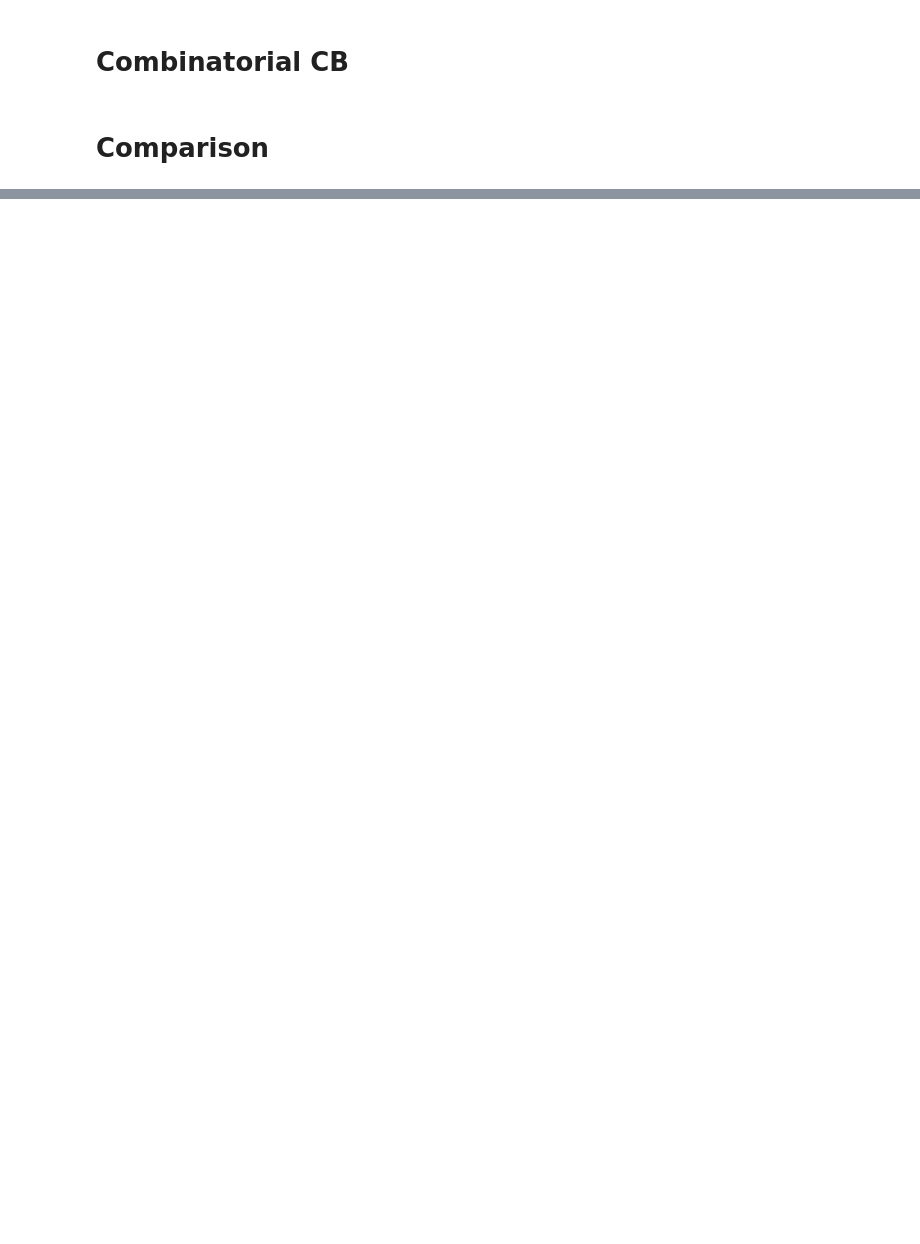
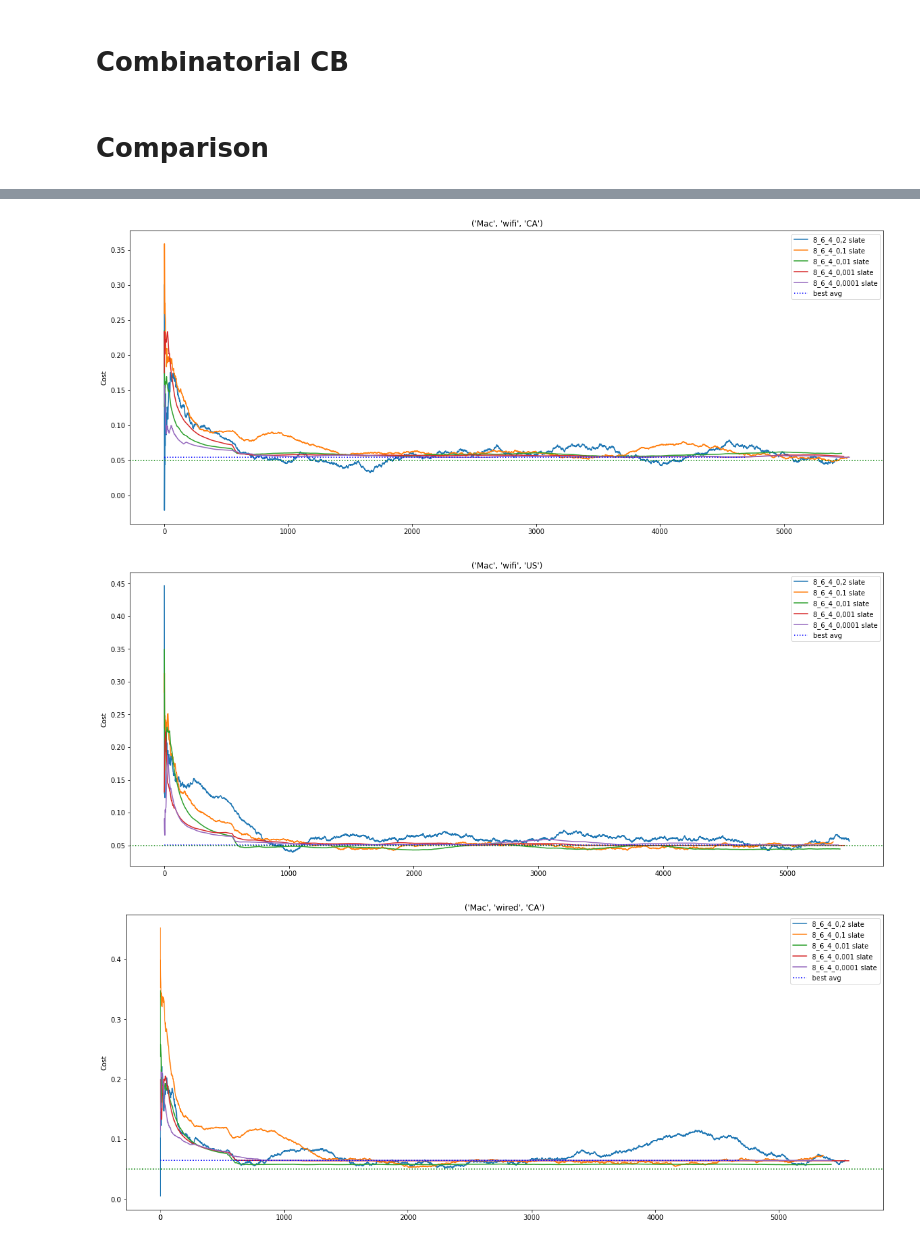
Before and after one commit to VowpalWabbit/slates-experiments, a Jupyter notebook: slates_sim.ipynb, the cells around one changed output, grey strips where cells are left out. Drawn from its saved outputs; the diff is of its cells as text; code cells hidden in the pictures; blank space fills up the shorter version.

```diff
--- a/slates_sim.ipynb
+++ b/slates_sim.ipynb
@@ -325,3 +361,34 @@ for context in contexts:
         plt.xticks(np.arange(len(actions)), actions)
         plt.title("{} - Z".format(context))
         plt.show()
+# %%
+contexts = sorted(list(test_configs[next(iter(test_configs))]["outcomes"].keys()))
+
+prop_cycle = plt.rcParams['axes.prop_cycle']
+colors = prop_cycle.by_key()['color']
+
+for context in contexts:
+    plt.figure(figsize=(20, 8))
+#     slates_trimmed = test_configs[name]["outcomes"][context] # All of them
+#     cb_trimmed = test_configs[name]["cb_outcomes"][context]# All of them
+#     number_of_samples = max(len(slates_trimmed), len(cb_trimmed))
+    number_of_samples = int(num_iter / 16)
+    for i, name in enumerate(test_configs):
+        samples = test_configs[name]["outcomes"][context]
+        window_size = int(len(samples) / 10)
+        plt.plot(pd.Series(samples).rolling(window_size, min_periods=0).mean(), color=colors[i], label="{} slate".format(name))
+#         plt.plot(pd.Series(cb_trimmed).rolling(window_size, min_periods=0).mean(), color=cb_colors[i], label="{} combinatorial".format(name))
+
+    plt.ylabel("Cost")
+    # Plot optimal policy by sampling optimal policy number_of_samples times
+    optimal_policy_results = [optimal_policy_sample(context, min_actions[context]) for i in range(number_of_samples)]
+    plt.plot(pd.Series(optimal_policy_results).rolling(120, min_periods=0).mean(), color='b', linestyle=':', label="best avg")
+#     plt.ylim(0.04,0.1)
+    plt.axhline(y=0.05, color='g', linestyle=':')
+    plt.title("{}".format(context))
+    plt.legend(loc="upper right")
+    plt.show()
+# %% [output]
+[figure, added]
+[figure, added]
+[figure, added]
```
Also changed, not shown: parts of 15 cells of this notebook, 8 other files.
